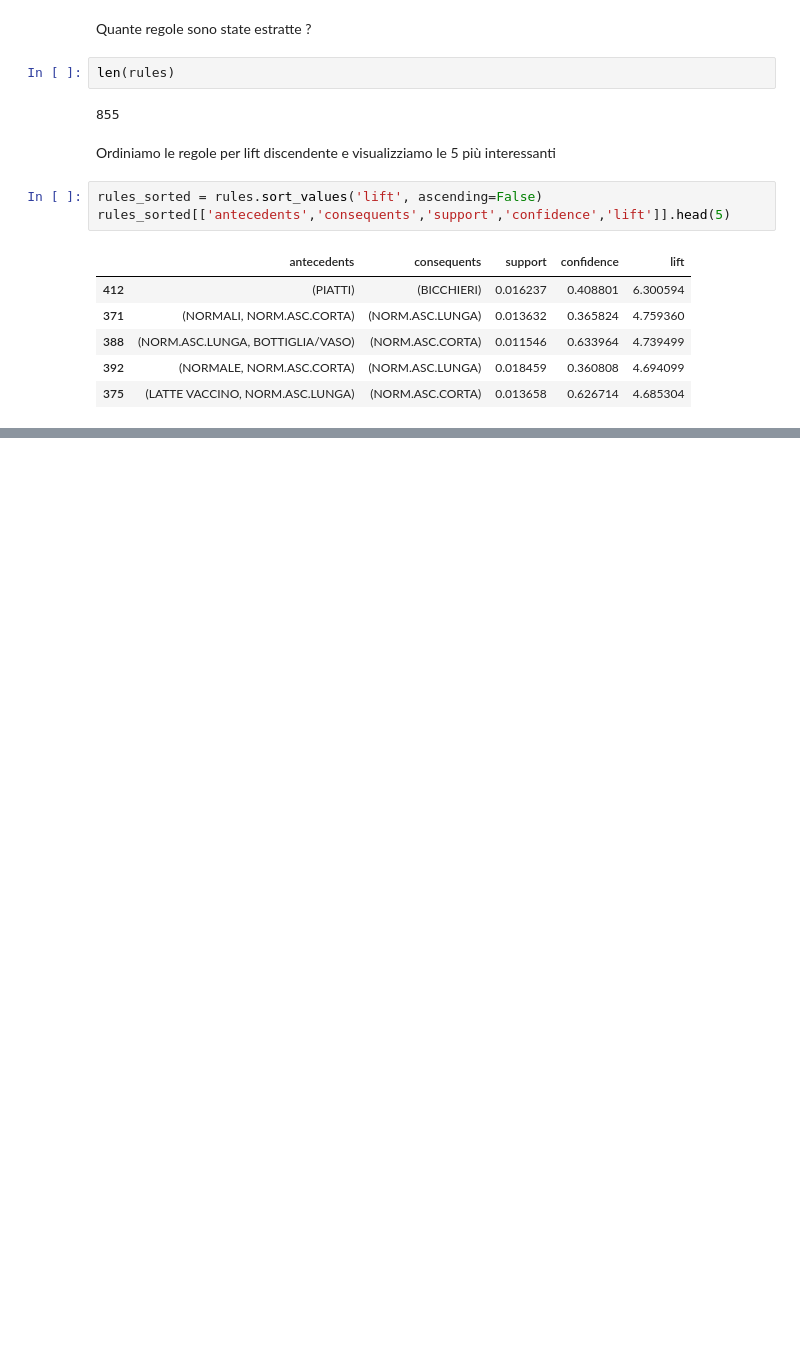
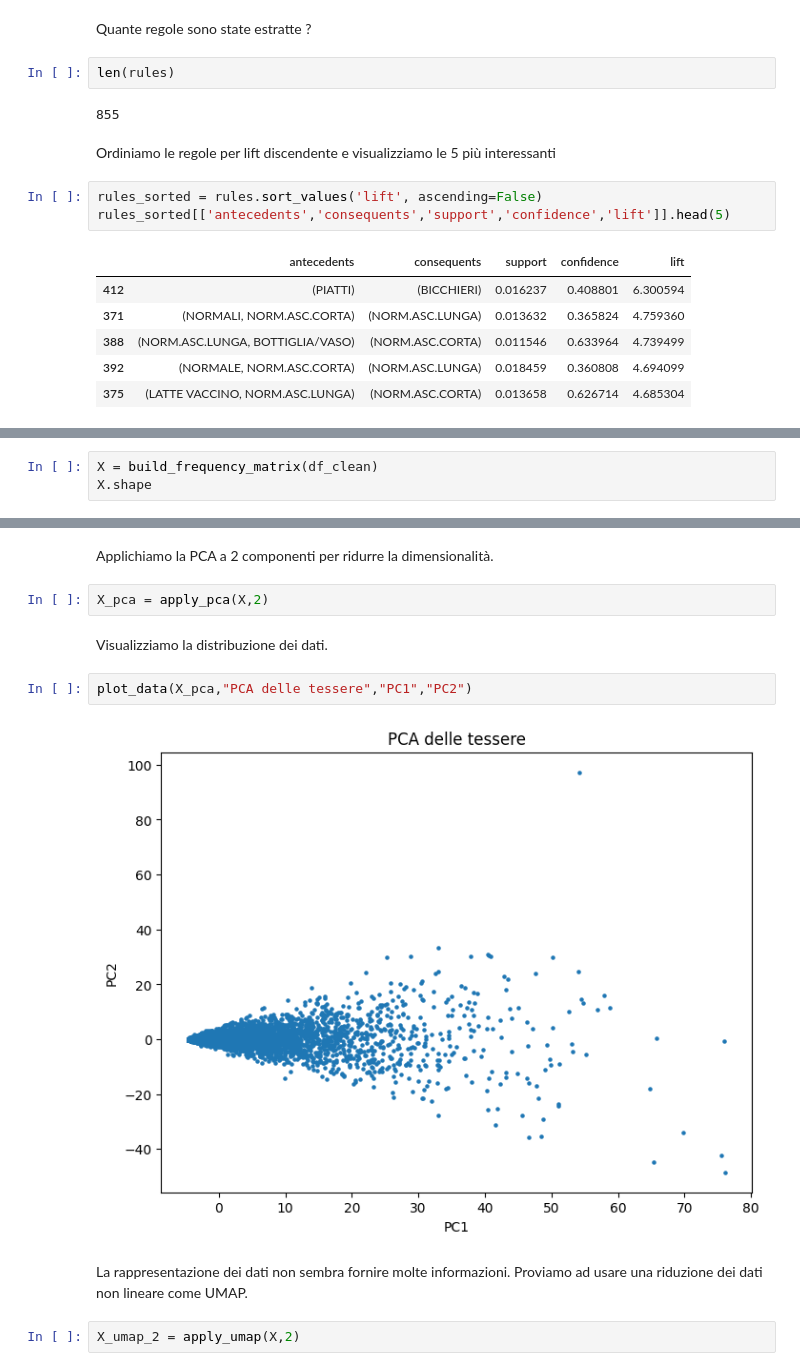
Before and after one commit to GiovanniTorrisi28/IDM_2025, a Jupyter notebook: first_classwork/notebooks/main.ipynb, the cells around one changed output, grey strips where cells are left out. Cells and saved outputs as stored; diff of their text form; blank space fills up the shorter version.

```diff
--- a/first_classwork/notebooks/main.ipynb
+++ b/first_classwork/notebooks/main.ipynb
@@ -208,0 +217,3 @@ rules_sorted[['antecedents','consequents','support','confidence','lift']].head(5
+# %%
+X = build_frequency_matrix(df_clean)
+X.shape
@@ -208,0 +234,14 @@ rules_sorted[['antecedents','consequents','support','confidence','lift']].head(5
+# %% [markdown]
+Applichiamo la PCA a 2 componenti per ridurre la dimensionalità.
+# %%
+X_pca = apply_pca(X,2)
+# %% [markdown]
+Visualizziamo la distribuzione dei dati.
+# %%
+plot_data(X_pca,"PCA delle tessere","PC1","PC2")
+# %% [output]
+[figure, added]
+# %% [markdown]
+La rappresentazione dei dati non sembra fornire molte informazioni. Proviamo ad usare una riduzione dei dati non lineare come UMAP.
+# %%
+X_umap_2 = apply_umap(X,2)
```
Also changed, not shown: parts of 34 cells of this notebook, 1 other file.
